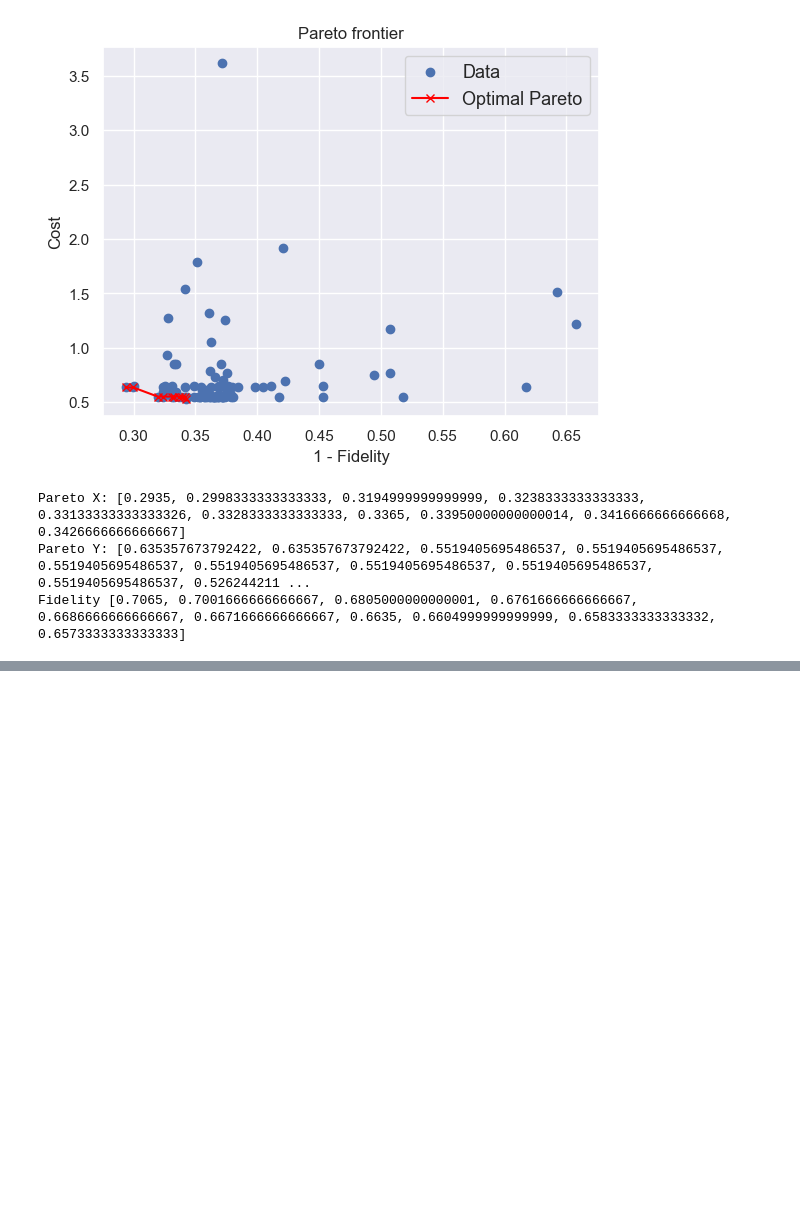
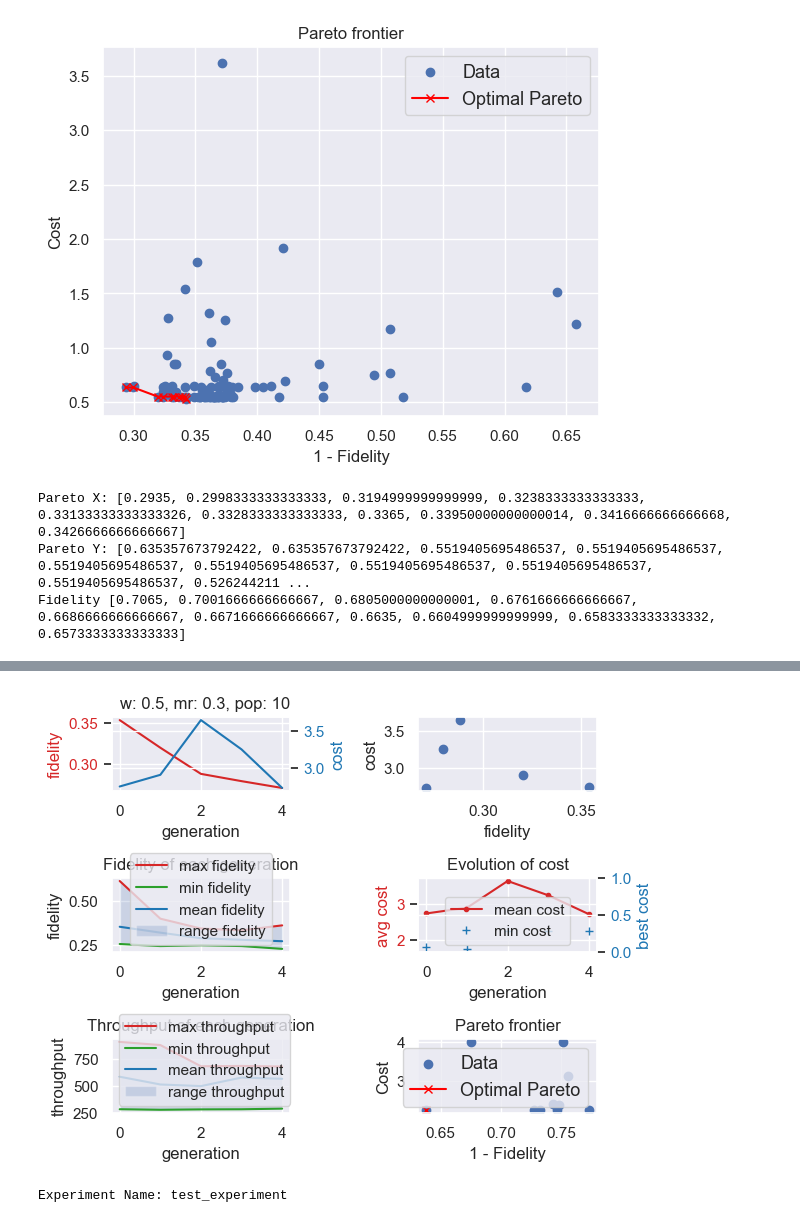
Before and after one commit to PankidT/Qnet-genetic-opt-II, a Jupyter notebook: src/read_pickle.ipynb, the cells around one changed output, grey strips where cells are left out. Cells and saved outputs as stored; diff of their text form; code cells hidden in the pictures; blank space fills up the shorter version.

Commit message:
update read_pickle to plot throughput. Still bug about streamlit

```diff
--- a/src/read_pickle.ipynb
+++ b/src/read_pickle.ipynb
@@ -247,3 +247,7 @@ print(f'Fidelity {[1-i for i in pX]}')
 Pareto X: [0.2935, 0.2998333333333333, 0.3194999999999999, 0.3238333333333333, 0.33133333333333326, 0.3328333333333333, 0.3365, 0.33950000000000014, 0.3416666666666668, 0.3426666666666667]
 Pareto Y: [0.635357673792422, 0.635357673792422, 0.5519405695486537, 0.5519405695486537, 0.5519405695486537, 0.5519405695486537, 0.5519405695486537, 0.5519405695486537, 0.5519405695486537, 0.526244211 ...
 Fidelity [0.7065, 0.7001666666666667, 0.6805000000000001, 0.6761666666666667, 0.6686666666666667, 0.6671666666666667, 0.6635, 0.6604999999999999, 0.6583333333333332, 0.6573333333333333]
+# %%
+path = 'Results'
+with open(f'{path}/result_test_experiment_2023-11-24 16:57:01.pickle', "rb") as f:
+    data = pickle.load(f)
@@ -249,0 +284,5 @@ Fidelity [0.7065, 0.7001666666666667, 0.6805000000000001, 0.6761666666666667, 0.
+# %%
+data.plot()
+# %% [output]
+[figure, added]
+Experiment Name: test_experiment
```
Also changed, not shown: parts of 3 cells of this notebook, 2 other files.
